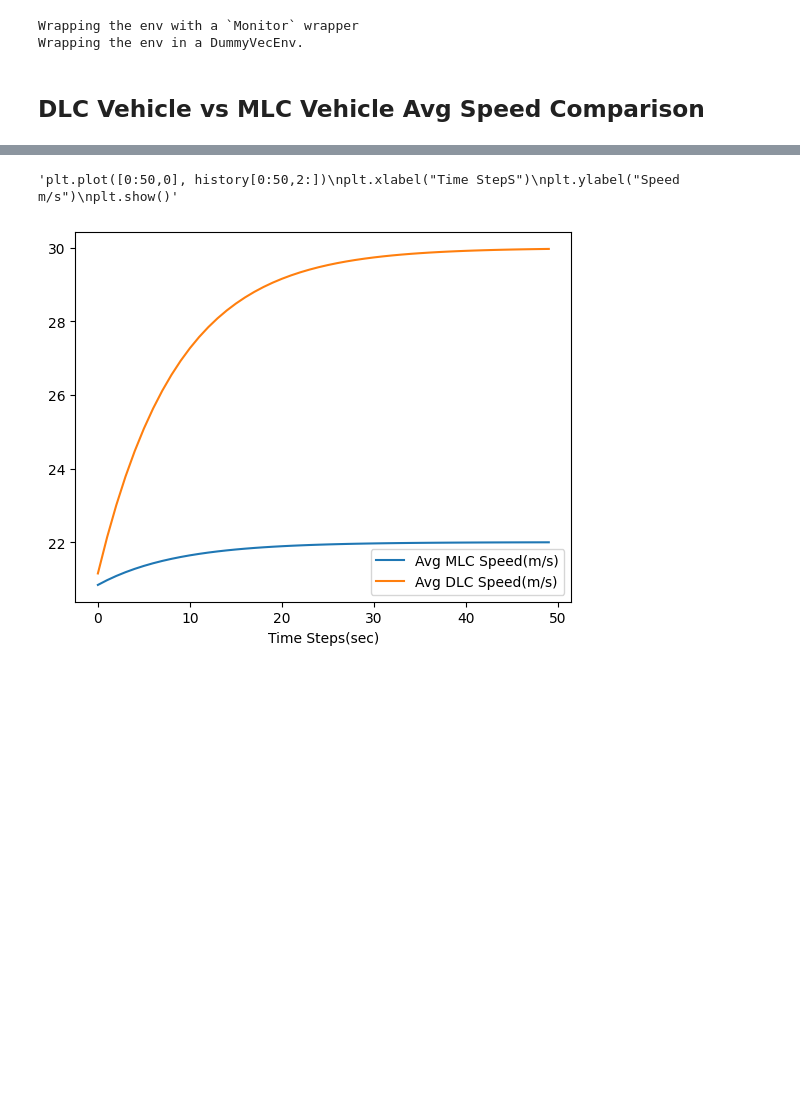
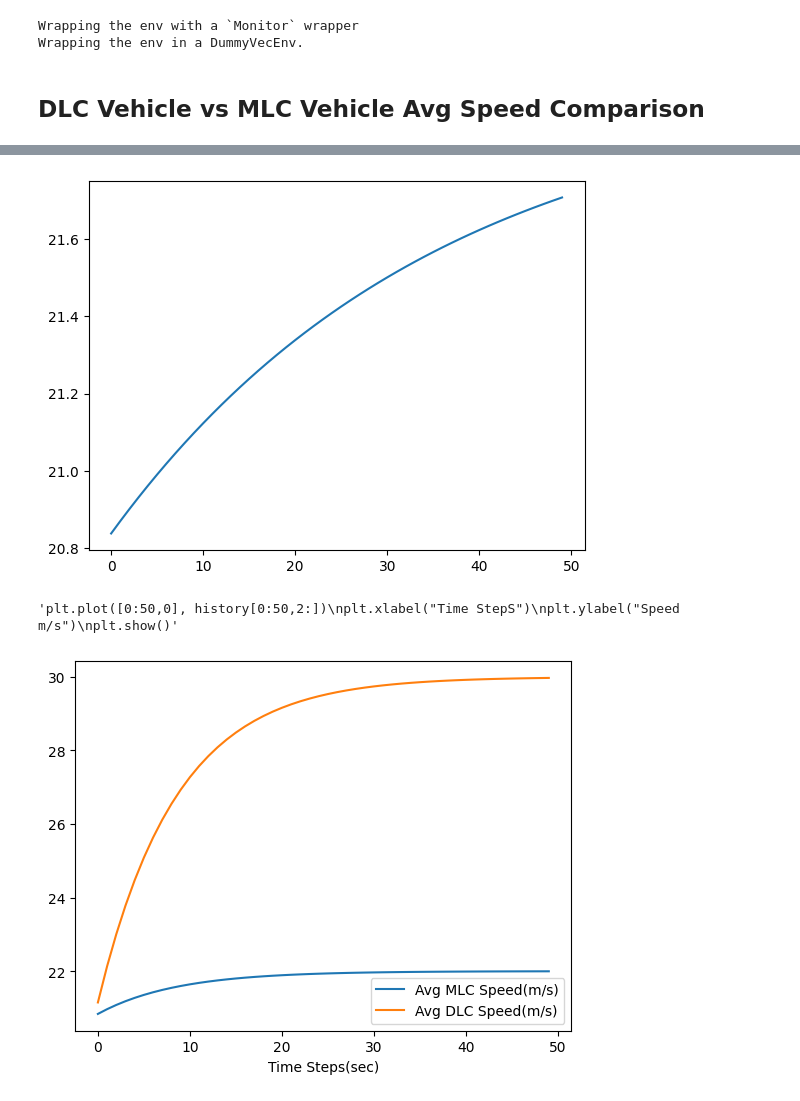
Before and after one commit to RaulEP/MscThesis-MAHighwayEnv, a Jupyter notebook: test.ipynb, the cells around one changed output, grey strips where cells are left out. Saved outputs shown, nothing was run; the diff lists cells and outputs as text; code cells hidden in the pictures; blank space fills up the shorter version.

```diff
--- a/test.ipynb
+++ b/test.ipynb
@@ -102,3 +114,10 @@ speed_metrics_df.head()
+# %%
+#pandas plot
+
+plt.plot('Time Steps(sec)', 'Avg MLC Speed(m/s)', data=data)
+plt.show()
+# %% [output]
+[figure, added]
 # %%
 speed_metrics_df.plot(x="Time Steps(sec)", y=['Avg MLC Speed(m/s)', 'Avg DLC Speed(m/s)'])
 # %% [output]
```
Also changed, not shown: parts of 12 cells of this notebook.
